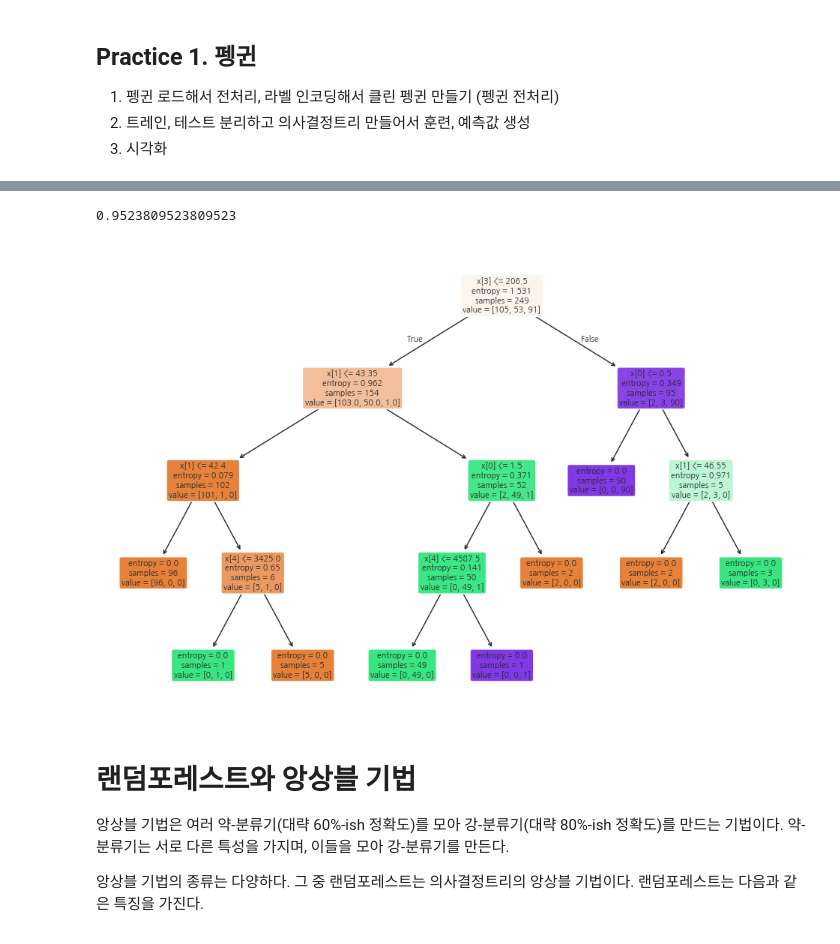
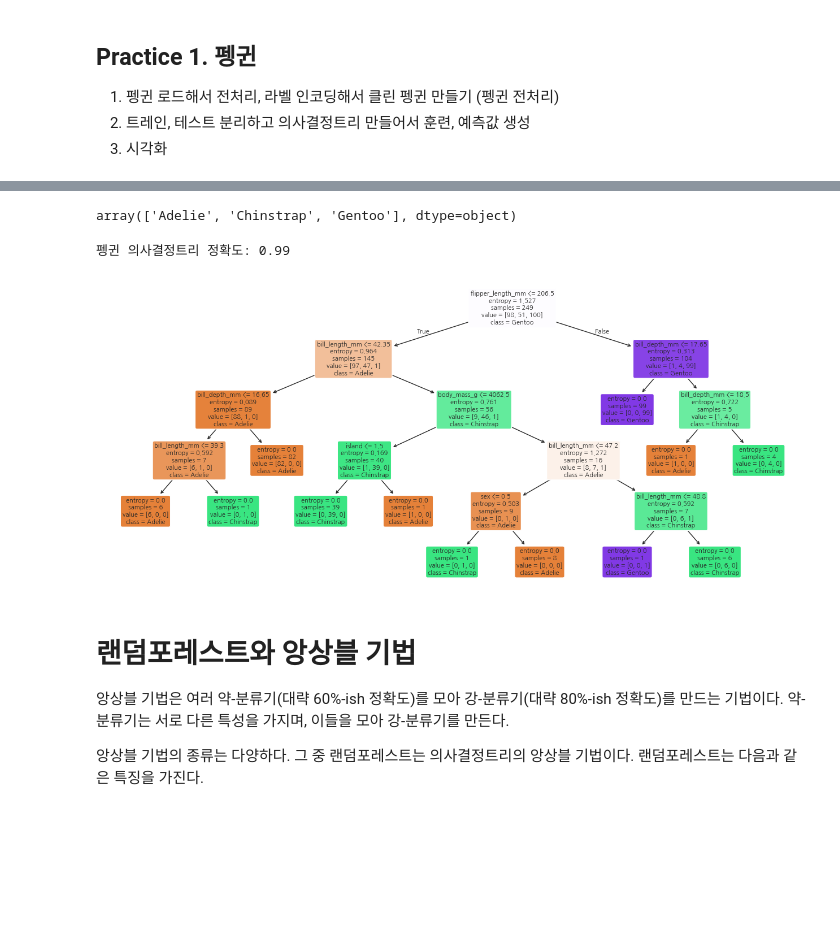
Before and after one commit to gatesplan/python-lecture, a Jupyter notebook: lecture-ml/ML 6. 의사결정트리, 랜덤포레스트와 앙상블 기법.ipynb, the cells around one changed output, grey strips where cells are left out. Saved outputs shown, nothing was run; the diff lists cells and outputs as text; code cells hidden in the pictures; blank space fills up the shorter version.

```diff
--- a/lecture-ml/ML 6. 의사결정트리, 랜덤포레스트와 앙상블 기법.ipynb
+++ b/lecture-ml/ML 6. 의사결정트리, 랜덤포레스트와 앙상블 기법.ipynb
@@ -21,0 +10,7 @@ le.classes_
+# %%
+from sklearn.preprocessing import LabelEncoder
+le = LabelEncoder()
+le.fit(['cat', 'dog'])
+le.transform(['cat', 'cat', 'dog'])
+
+le.inverse_transform([1, 0, 0, 1, 1])
@@ -233,12 +238,18 @@ from sklearn.preprocessing import LabelEncoder
 penguins = sns.load_dataset('penguins')
 penguins.dropna(inplace=True)
 
+# 라벨 인코딩, species, island, sex
+from sklearn.preprocessing import LabelEncoder
+
 encoders = {}
-for col in ['species', 'island', 'sex']:
-    encoders[col] = LabelEncoder()
-    penguins[col] = encoders[col].fit_transform(penguins[col])
+target_cols = 'species island sex'.split()
+for col in target_cols:
+    le = LabelEncoder()
+    encoders[col] = le
+    transformed = le.fit_transform(penguins[col])
+    penguins[col] = transformed
 
-penguins
+penguins.head()
 # %% [output]
 |  | species | island | bill_length_mm | bill_depth_mm | flipper_length_mm | body_mass_g | sex |
 | 0 | 0 | 2 | 39.1 | 18.7 | 181.0 | 3750.0 | 1 |
@@ -256,29 +260,36 @@ penguins
-# %%
-from sklearn.tree import DecisionTreeClassifier
-from sklearn.model_selection import train_test_split
-
-xs = penguins.iloc[:, 1:]
-ys = penguins.iloc[:, 0]
-xs_train, xs_test, ys_train, ys_test = train_test_split(xs, ys)
-
-tree = DecisionTreeClassifier(criterion='entropy')
-tree.fit(x_train, y_train)
-y_pred = tree.predict(x_test)
-
-from sklearn.metrics import accuracy_score
-accuracy_score(y_test, y_pred)
-# %% [output]
-0.9523809523809523
+# %%
+encoders['species'].classes_
+# %% [output]
+array(['Adelie', 'Chinstrap', 'Gentoo'], dtype=object)
+# %%
+from sklearn.tree import DecisionTreeClassifier
+from sklearn.model_selection import train_test_split
+
+xs = penguins.iloc[:, 1:]
+ys = penguins.iloc[:, 0]
+x_train, x_test, y_train, y_test = train_test_split(xs, ys)
+
+tree = DecisionTreeClassifier(criterion='entropy')
+tree.fit(x_train, y_train)
+y_pred = tree.predict(x_test)
+
+from sklearn.metrics import accuracy_score
+accuracy = accuracy_score(y_test, y_pred)
+print(f'펭귄 의사결정트리 정확도: {accuracy:.2f}')
+# %% [output]
+펭귄 의사결정트리 정확도: 0.99
 # %%
 from sklearn.tree import plot_tree
 import matplotlib.pyplot as plt
 import koreanize_matplotlib
 
-plt.figure(figsize=(12, 8))
-plot_tree(tree, filled=True, rounded=True)
+plt.figure(figsize=(16, 7))
+plot_tree(tree, filled=True, rounded=True,
+          feature_names=xs.columns,
+          class_names=encoders['species'].classes_)
 plt.show()
 # %% [output]
-[figure, old version]
+[figure, new version]
 # %% [markdown]
 # 랜덤포레스트와 앙상블 기법
 
```
Also changed, not shown: parts of 19 cells of this notebook, 18 other files.
